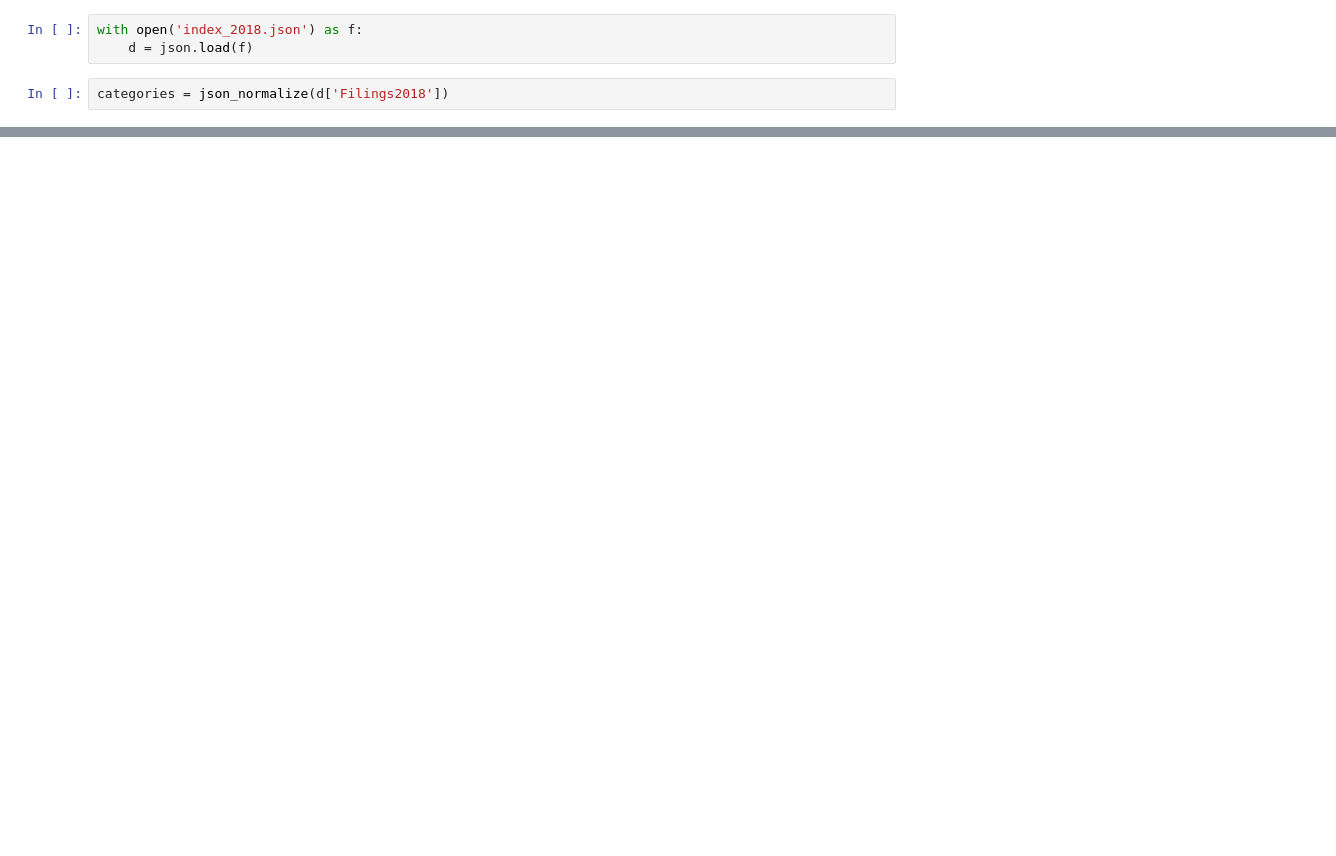
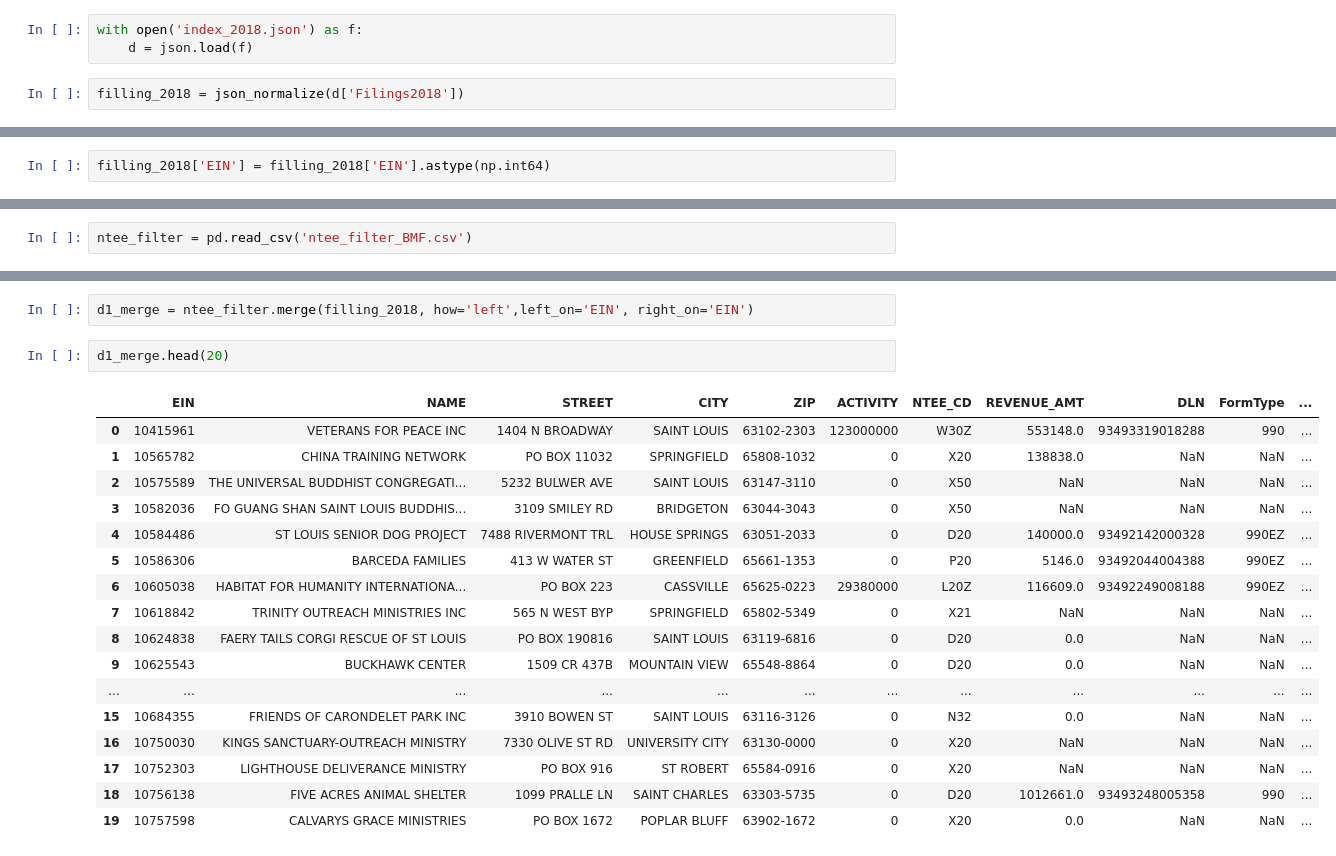
Before and after one commit to thuanle123/AWS-Health-Equity, a Jupyter notebook: json to pd.ipynb, the cells around one changed output, grey strips where cells are left out. Drawn from its saved outputs; the diff is of its cells as text; blank space fills up the shorter version.

```diff
--- a/json to pd.ipynb
+++ b/json to pd.ipynb
@@ -6,5 +7,5 @@ from pandas.io.json import json_normalize
 with open('index_2018.json') as f:
     d = json.load(f)
 # %%
-categories = json_normalize(d['Filings2018'])
+filling_2018 = json_normalize(d['Filings2018'])
 # %%
@@ -18,0 +43,2 @@ adf
+# %%
+filling_2018['EIN'] = filling_2018['EIN'].astype(np.int64)
@@ -18,0 +58,2 @@ adf
+# %%
+ntee_filter = pd.read_csv('ntee_filter_BMF.csv')
@@ -18,0 +115,22 @@ adf
+# %%
+d1_merge = ntee_filter.merge(filling_2018, how='left',left_on='EIN', right_on='EIN')
+# %%
+d1_merge.head(20)
+# %% [output]
+|  | EIN | NAME | STREET | CITY | ZIP | ACTIVITY | NTEE_CD | REVENUE_AMT | DLN | FormType | ... |
+| 0 | 10415961 | VETERANS FOR PEACE INC | 1404 N BROADWAY | SAINT LOUIS | 63102-2303 | 123000000 | W30Z | 553148.0 | 93493319018288 | 990 | ... |
+| 1 | 10565782 | CHINA TRAINING NETWORK | PO BOX 11032 | SPRINGFIELD | 65808-1032 | 0 | X20 | 138838.0 | NaN | NaN | ... |
+| 2 | 10575589 | THE UNIVERSAL BUDDHIST CONGREGATI... | 5232 BULWER AVE | SAINT LOUIS | 63147-3110 | 0 | X50 | NaN | NaN | NaN | ... |
+| 3 | 10582036 | FO GUANG SHAN SAINT LOUIS BUDDHIS... | 3109 SMILEY RD | BRIDGETON | 63044-3043 | 0 | X50 | NaN | NaN | NaN | ... |
+| 4 | 10584486 | ST LOUIS SENIOR DOG PROJECT | 7488 RIVERMONT TRL | HOUSE SPRINGS | 63051-2033 | 0 | D20 | 140000.0 | 93492142000328 | 990EZ | ... |
+| 5 | 10586306 | BARCEDA FAMILIES | 413 W WATER ST | GREENFIELD | 65661-1353 | 0 | P20 | 5146.0 | 93492044004388 | 990EZ | ... |
+| 6 | 10605038 | HABITAT FOR HUMANITY INTERNATIONA... | PO BOX 223 | CASSVILLE | 65625-0223 | 29380000 | L20Z | 116609.0 | 93492249008188 | 990EZ | ... |
+| 7 | 10618842 | TRINITY OUTREACH MINISTRIES INC | 565 N WEST BYP | SPRINGFIELD | 65802-5349 | 0 | X21 | NaN | NaN | NaN | ... |
+| 8 | 10624838 | FAERY TAILS CORGI RESCUE OF ST LOUIS | PO BOX 190816 | SAINT LOUIS | 63119-6816 | 0 | D20 | 0.0 | NaN | NaN | ... |
+| 9 | 10625543 | BUCKHAWK CENTER | 1509 CR 437B | MOUNTAIN VIEW | 65548-8864 | 0 | D20 | 0.0 | NaN | NaN | ... |
+| ... | ... | ... | ... | ... | ... | ... | ... | ... | ... | ... | ... |
+| 15 | 10684355 | FRIENDS OF CARONDELET PARK INC | 3910 BOWEN ST | SAINT LOUIS | 63116-3126 | 0 | N32 | 0.0 | NaN | NaN | ... |
+| 16 | 10750030 | KINGS SANCTUARY-OUTREACH MINISTRY | 7330 OLIVE ST RD | UNIVERSITY CITY | 63130-0000 | 0 | X20 | NaN | NaN | NaN | ... |
+| 17 | 10752303 | LIGHTHOUSE DELIVERANCE MINISTRY | PO BOX 916 | ST ROBERT | 65584-0916 | 0 | X20 | NaN | NaN | NaN | ... |
+| 18 | 10756138 | FIVE ACRES ANIMAL SHELTER | 1099 PRALLE LN | SAINT CHARLES | 63303-5735 | 0 | D20 | 1012661.0 | 93493248005358 | 990 | ... |
+| 19 | 10757598 | CALVARYS GRACE MINISTRIES | PO BOX 1672 | POPLAR BLUFF | 63902-1672 | 0 | X20 | 0.0 | NaN | NaN | ... |
```
Also changed, not shown: parts of 22 cells of this notebook, 1 other file.
